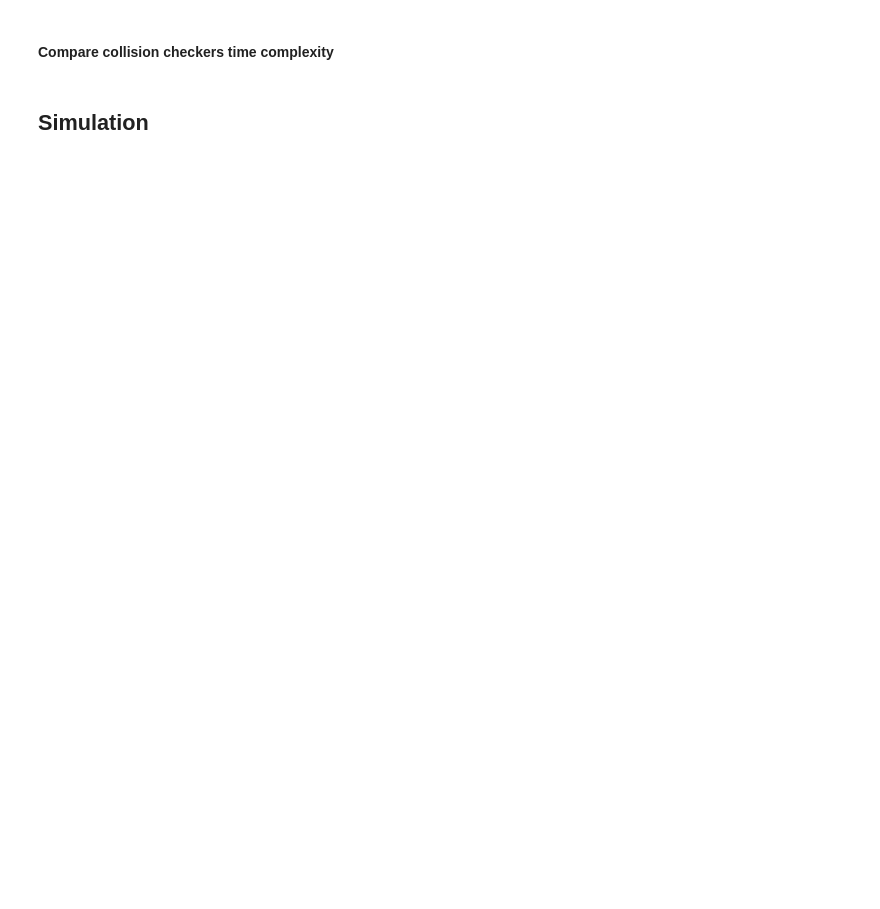
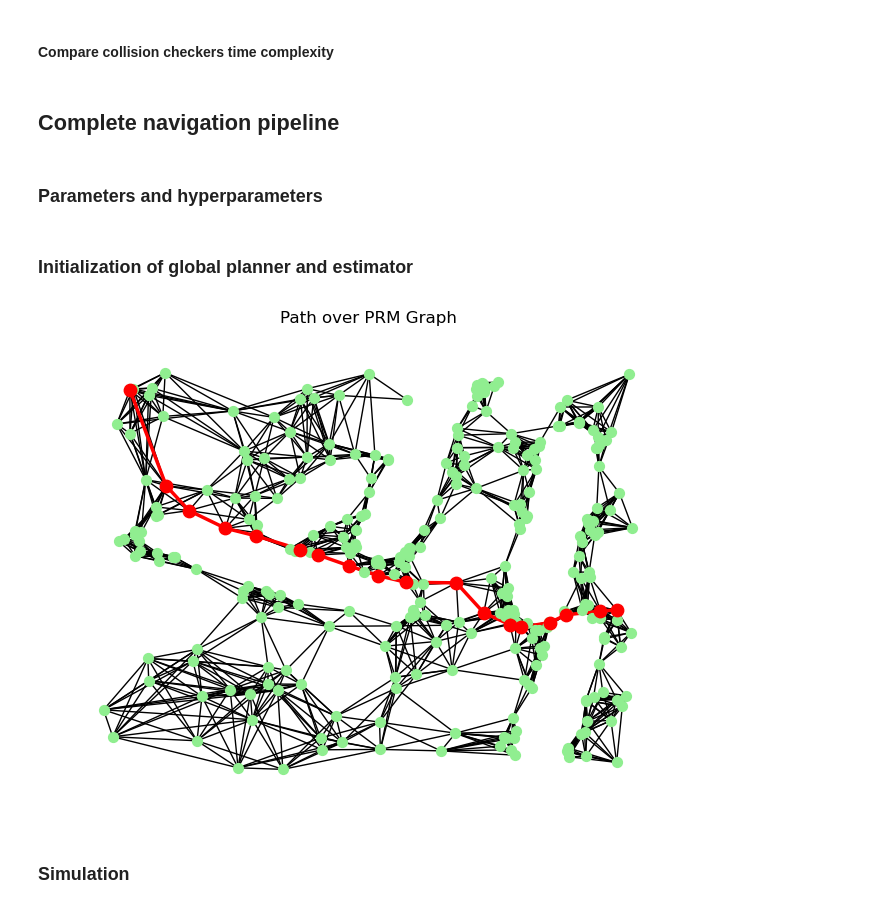
Before and after one commit to EricSanLopez/Mobile-robot-planning, a Jupyter notebook: mobile_robot.ipynb, the cells around one changed output. Drawn from its saved outputs; the diff is of its cells as text; code cells hidden in the pictures; blank space fills up the shorter version.

```diff
--- a/mobile_robot.ipynb
+++ b/mobile_robot.ipynb
@@ -492,3 +489,7 @@ scalability_test(
     robot_radius=robot_radius, obstacle_radius=obstacle_radius,
     model=model, data=data
 )
+# %% [markdown]
+## Complete navigation pipeline
+# %% [markdown]
+### Parameters and hyperparameters
@@ -494,0 +530,2 @@ scalability_test(
+# %% [markdown]
+### Initialization of global planner and estimator
@@ -495,2 +601,6 @@ scalability_test(
+# %%
+R.plot_path(path)
+# %% [output]
+[figure, added]
 # %% [markdown]
-## Simulation
+### Simulation
```
Also changed, not shown: parts of 21 cells of this notebook, 2 other files.
